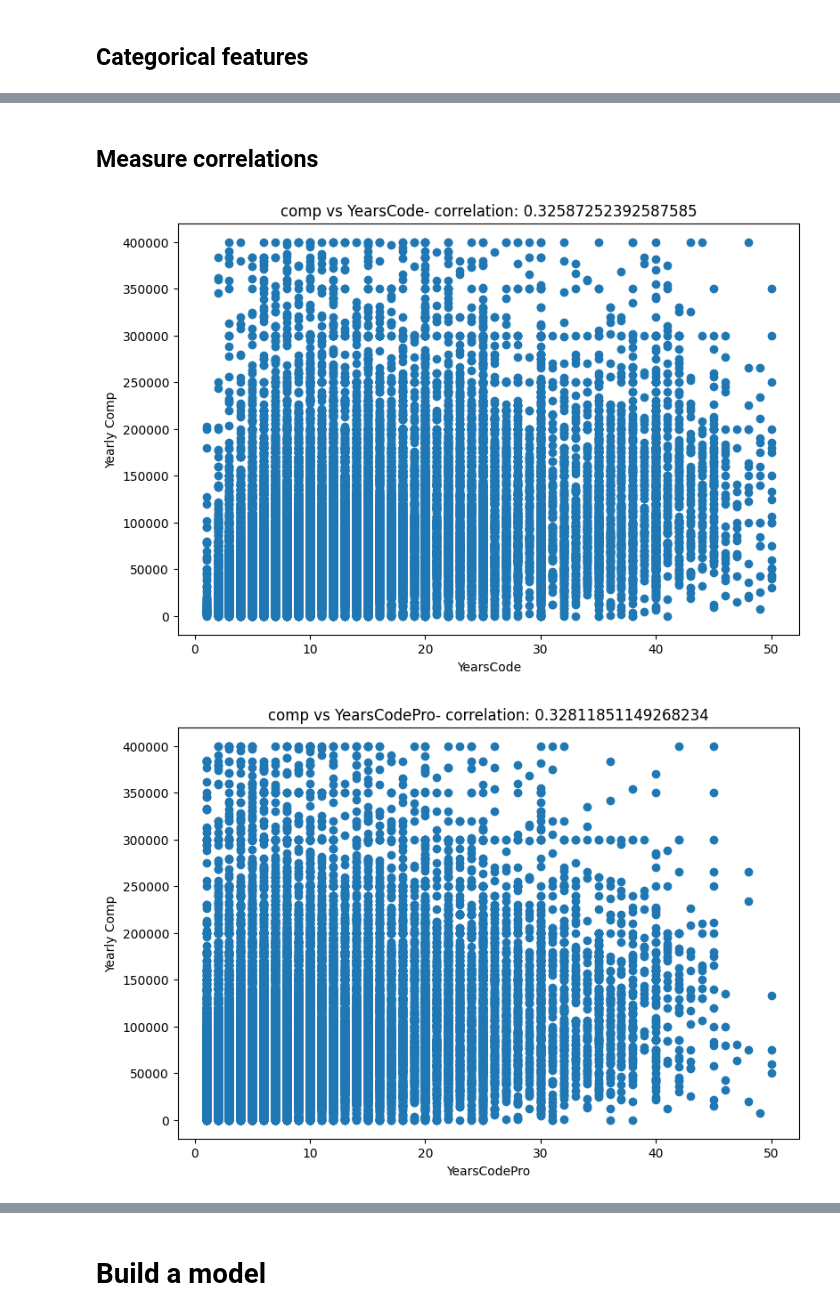
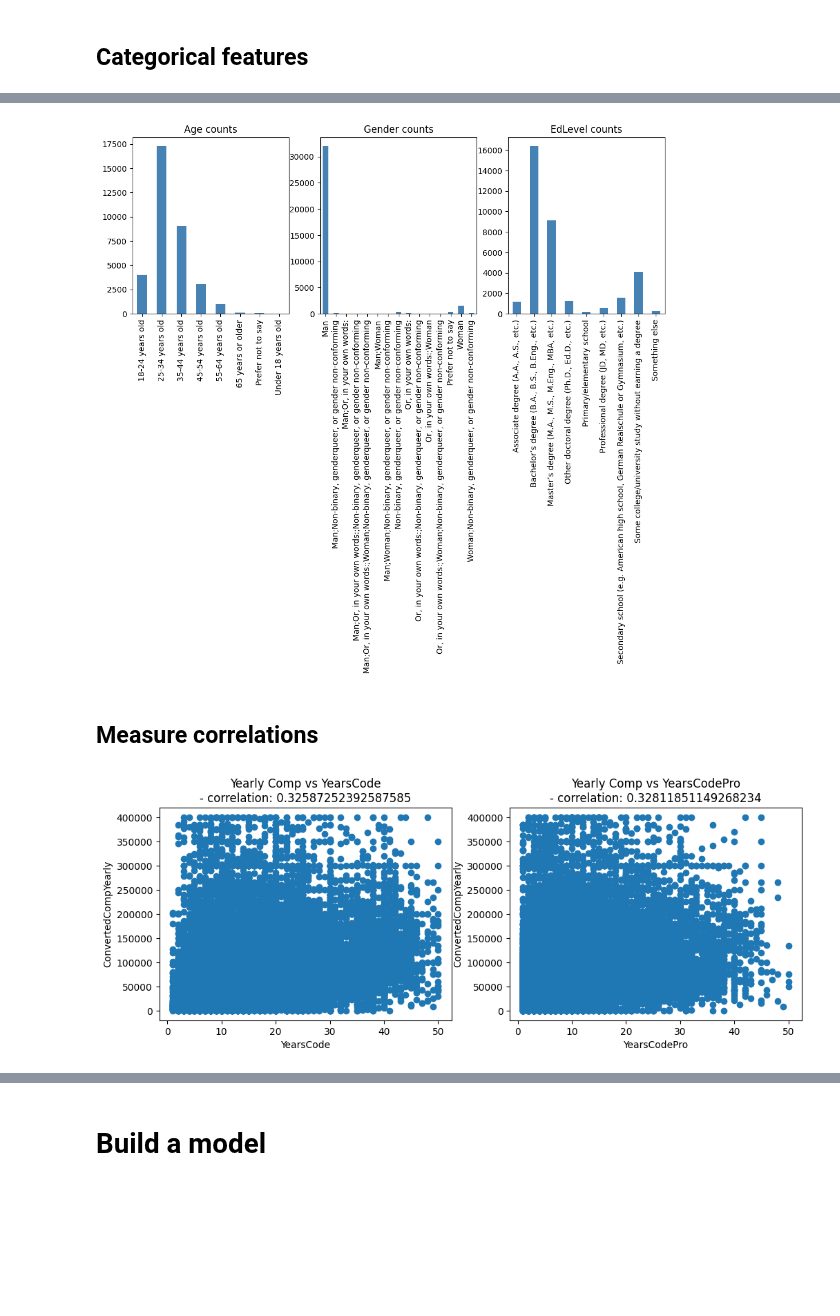
Before and after one commit to pamelafox/regression-model-azure-demo, a Jupyter notebook: explorer.ipynb, the cells around one changed output, grey strips where cells are left out. Drawn from its saved outputs; the diff is of its cells as text; code cells hidden in the pictures; blank space fills up the shorter version.

```diff
--- a/explorer.ipynb
+++ b/explorer.ipynb
@@ -127,14 +125,2 @@ for col_name in numeric_features:
 # %% [markdown]
 ## Categorical features
-# %%
-# plot a bar plot for each categorical feature count
-categorical_features = ['Age','Gender','Trans', 'EdLevel']
-
-for col in categorical_features:
-    counts = survey_data[col].value_counts().sort_index()
-    fig = plt.figure(figsize=(9, 6))
-    ax = fig.gca()
-    counts.plot.bar(ax = ax, color='steelblue')
-    ax.set_title(col + ' counts')
-    ax.set_xlabel(col)
-    ax.set_ylabel("Frequency")
@@ -146,16 +127,28 @@ for col in categorical_features:
+# %%
+categorical_features = ['Age','Gender', 'EdLevel']
+
+fig, axes = plt.subplots(nrows=1, ncols=3, figsize=(12, 4))
+
+for ind, col_name in enumerate(categorical_features):
+    counts = survey_data[col_name].value_counts().sort_index()
+    axis = axes[ind]
+    counts.plot.bar(ax=axis, color='steelblue')
+    axis.set_title(col_name + ' counts')
+# %% [output]
+[figure, added]
 # %% [markdown]
 ## Measure correlations
 # %%
-for col in numeric_features:
-    fig = plt.figure(figsize=(9, 6))
-    ax = fig.gca()
-    feature = survey_data[col]
+fig, axes = plt.subplots(nrows=1, ncols=2, figsize=(12, 4))
+
+for ind, col_name in enumerate(numeric_features):
+    feature = survey_data[col_name]
+    axis = axes[ind]
     label = survey_data['ConvertedCompYearly']
     correlation = feature.corr(label)
-    plt.scatter(x=feature, y=label)
-    plt.xlabel(col)
-    plt.ylabel('Yearly Comp')
-    ax.set_title('comp vs ' + col + '- correlation: ' + str(correlation))
+    axis.scatter(x=feature, y=label)
+    axis.set_xlabel(col_name)
+    axis.set_ylabel('ConvertedCompYearly')
+    axis.set_title('Yearly Comp vs ' + col_name + '\n- correlation: ' + str(correlation))
 # %% [output]
-[figure, old version]
+[figure, new version]
-[figure, removed]
```
Also changed, not shown: parts of 4 cells of this notebook, 1 other file.
